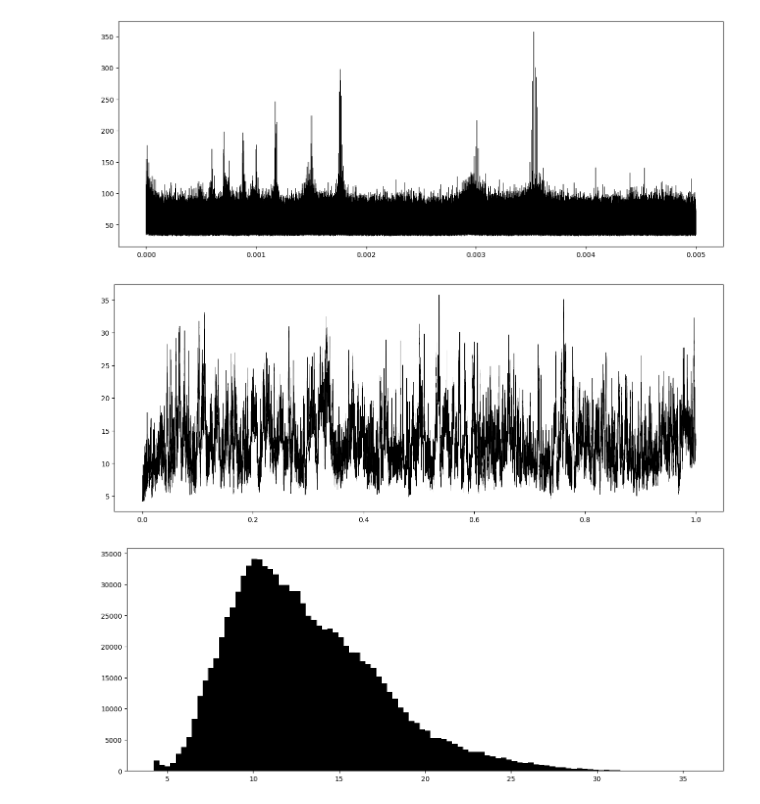
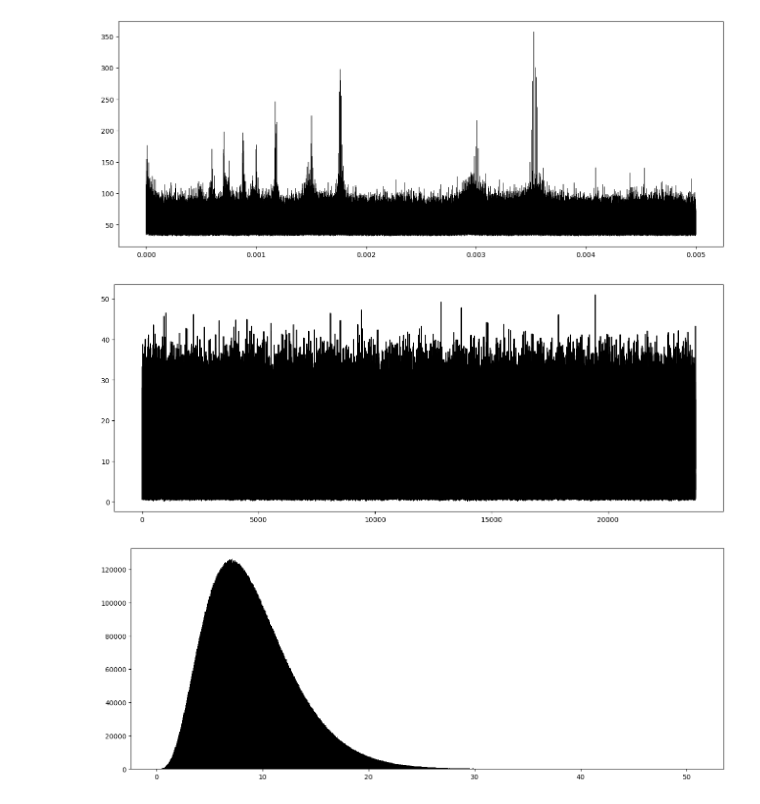
Before and after one commit to Sewhitebook/FPW, a Jupyter notebook: testfiles/test.ipynb, the cells around one changed output. Saved outputs shown, nothing was run; the diff lists cells and outputs as text; code cells hidden in the pictures.

```diff
--- a/testfiles/test.ipynb
+++ b/testfiles/test.ipynb
@@ -5,3 +1,19 @@ import fpw
+# %%
+import pandas as pd
+import numpy as np
+import fpw
+import matplotlib.pyplot as plt
+
+def freq_grid(t, fmin=None, fmax=None, oversample=3):
+    trange = max(t) - min(t)
+    texp = np.nanmin(np.diff(np.sort(t)))
+    fres = 1./trange/oversample
+    if fmax is None:
+        fmax = 0.5 / texp
+    if fmin is None:
+        fmin = fres
+    fgrid = np.arange(fmin,fmax,fres)
+    return fgrid
 # %%
 #Pull data
 df = pd.read_csv("/data/sams_datasets/tydy.csv", header=None)
@@ -45,13 +49,17 @@ pgram = fpw.run_fpw(t, y, ivar, fgrid, 10)
+# %%
+fgrid = freq_grid(t, oversample=10)
+#Run fpw on this data
+pgram = fpw.run_fpw(t, y, ivar, fgrid, 10)
 # %%
 #Plot the periodogram and the underlying distribution
 plt.figure(figsize=(16, 6))
-plt.plot(fgrid, pgram, color='black', lw=0.5)
+plt.plot(fgrid, pgram, color='black')
 plt.show()
 
 #Plot the distribution of power
 plt.figure(figsize=(16, 6))
-plt.hist(pgram, bins=100, color='black')
+plt.hist(pgram, bins=1000, color='black')
 plt.show()
 # %% [output]
-[figure, old version]
+[figure, new version]
-[figure, old version]
+[figure, new version]
```
Also changed, not shown: parts of 4 cells of this notebook, 4 other files.
